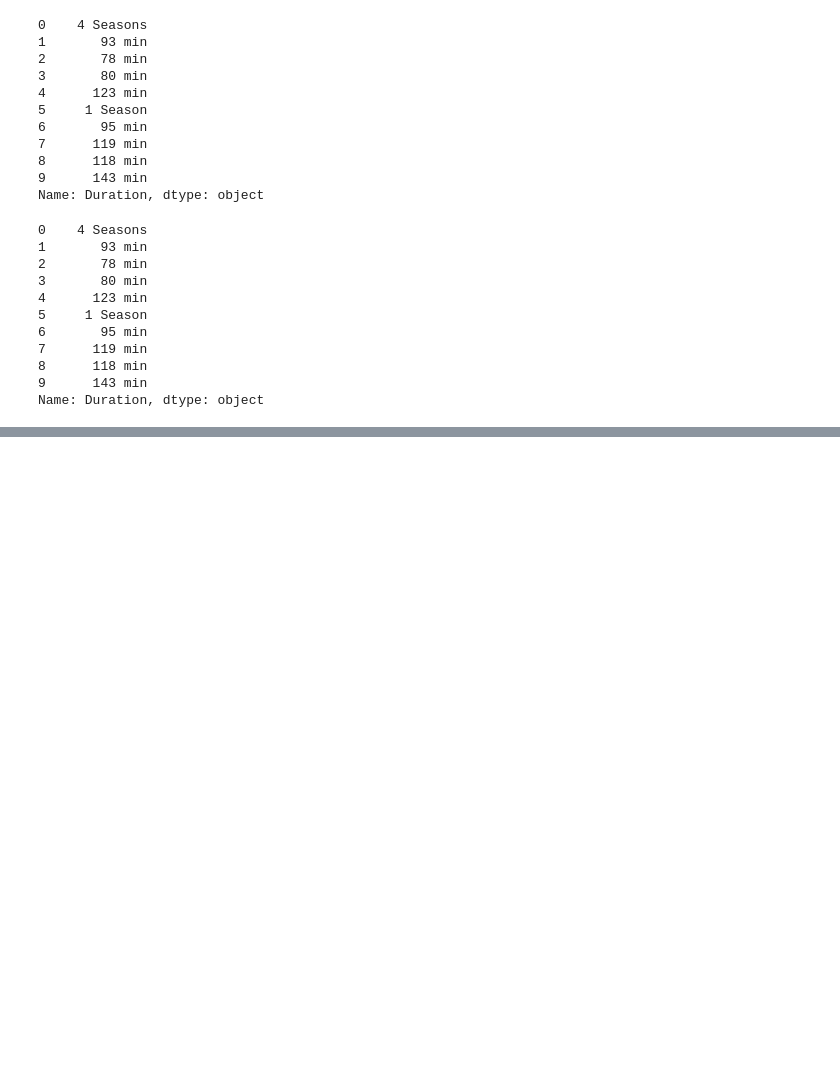
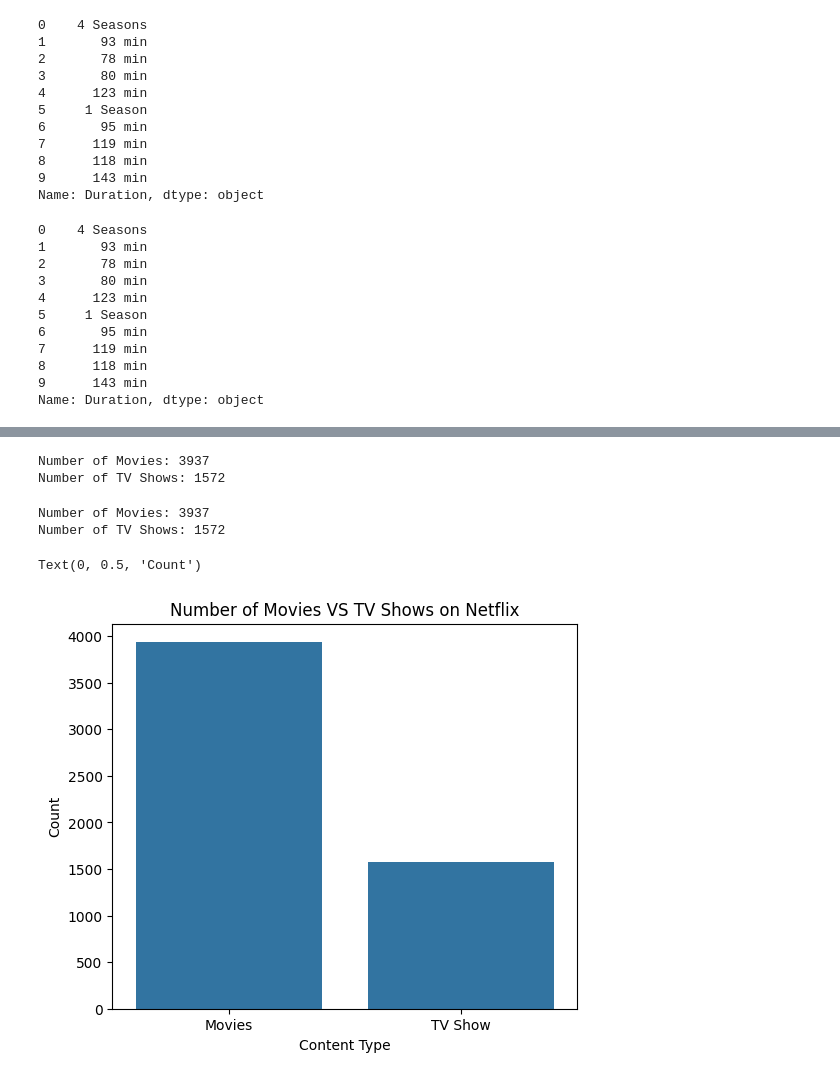
Before and after one commit to HrydeyBhatti/Exploratory-Data-Analysis-Netflix-Dataset, a Jupyter notebook: eda.ipynb, the cells around one changed output, grey strips where cells are left out. Drawn from its saved outputs; the diff is of its cells as text; code cells hidden in the pictures; blank space fills up the shorter version.

Commit message:
Created Bar Chart Plot to visualise numerical difference between Movies and TV Shows

```diff
--- a/eda.ipynb
+++ b/eda.ipynb
@@ -279,0 +314,3 @@ Name: Duration, dtype: object
+# %%
+df['Type'] = df['Type'].str.strip().str.title()
+df['Type']
@@ -279,0 +346,32 @@ Name: Duration, dtype: object
+# %%
+#Separate Movies and TV Shows
+
+movies = df[df['Type'].str.contains('Movie', case=False, na=False)]
+tv_shows = df[df['Type'].str.contains('TV Show', case=False, na=False)]
+
+print("Number of Movies:", movies.shape[0])
+print("Number of TV Shows:", tv_shows.shape[0])
+# %% [output]
+Number of Movies: 3937
+Number of TV Shows: 1572
+# %%
+#Barchart to shows number of Movies compared to TV Shows
+
+num_movies = movies.shape[0]
+num_tv_shows = tv_shows.shape[0]
+
+print("Number of Movies:", num_movies)
+print("Number of TV Shows:", num_tv_shows)
+
+counts = {'Movies': num_movies, 'TV Show': num_tv_shows}
+
+plt.figure(figsize=(6,5))
+sns.barplot(x=list(counts.keys()), y=list(counts.values()))
+plt.title("Number of Movies VS TV Shows on Netflix")
+plt.xlabel("Content Type")
+plt.ylabel("Count")
+# %% [output]
+Number of Movies: 3937
+Number of TV Shows: 1572
+Text(0, 0.5, 'Count')
+[figure, added]
```
Also changed, not shown: parts of 5 cells of this notebook.
